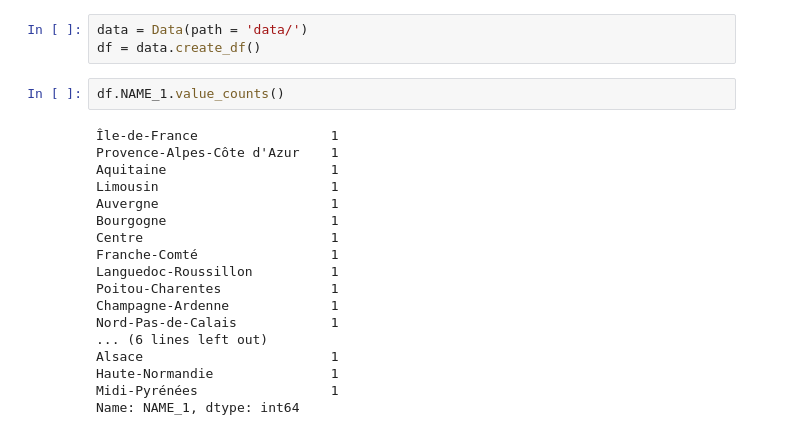
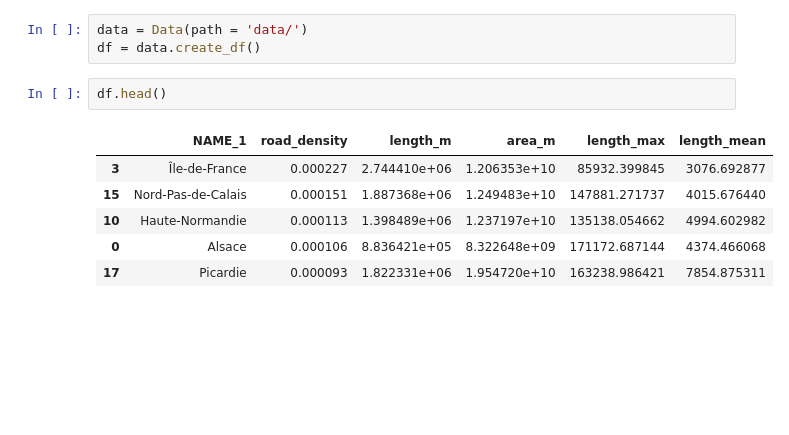
Before and after one commit to Hypatia-II/H2_stations_network, a Jupyter notebook: notebook.ipynb, the cells around one changed output. Cells and saved outputs as stored; diff of their text form; blank space fills up the shorter version.

```diff
--- a/notebook.ipynb
+++ b/notebook.ipynb
@@ -6,26 +6,15 @@ warnings.filterwarnings("ignore")
 # %%
 data = Data(path = 'data/')
 df = data.create_df()
-# %%
-df.NAME_1.value_counts()
-# %% [output]
-Île-de-France                 1
-Provence-Alpes-Côte d'Azur    1
-Aquitaine                     1
-Limousin                      1
-Auvergne                      1
-Bourgogne                     1
-Centre                        1
-Franche-Comté                 1
-Languedoc-Roussillon          1
-Poitou-Charentes              1
-Champagne-Ardenne             1
-Nord-Pas-de-Calais            1
-... (6 lines left out)
-Alsace                        1
-Haute-Normandie               1
-Midi-Pyrénées                 1
-Name: NAME_1, dtype: int64
+# %%
+df.head()
+# %% [output]
+|  | NAME_1 | road_density | length_m | area_m | length_max | length_mean |
+| 3 | Île-de-France | 0.000227 | 2.744410e+06 | 1.206353e+10 | 85932.399845 | 3076.692877 |
+| 15 | Nord-Pas-de-Calais | 0.000151 | 1.887368e+06 | 1.249483e+10 | 147881.271737 | 4015.676440 |
+| 10 | Haute-Normandie | 0.000113 | 1.398489e+06 | 1.237197e+10 | 135138.054662 | 4994.602982 |
+| 0 | Alsace | 0.000106 | 8.836421e+05 | 8.322648e+09 | 171172.687144 | 4374.466068 |
+| 17 | Picardie | 0.000093 | 1.822331e+06 | 1.954720e+10 | 163238.986421 | 7854.875311 |
 # %%
 df_on = pd.read_excel(r'data/road_go_na_ru3g_spreadsheet.xlsx', sheet_name='Sheet 1', skiprows=8)
 df_off = pd.read_excel(r'data/road_go_na_rl3g_spreadsheet.xlsx', sheet_name='Sheet 1', skiprows=8)
```
Also changed, not shown: parts of 4 cells of this notebook.
